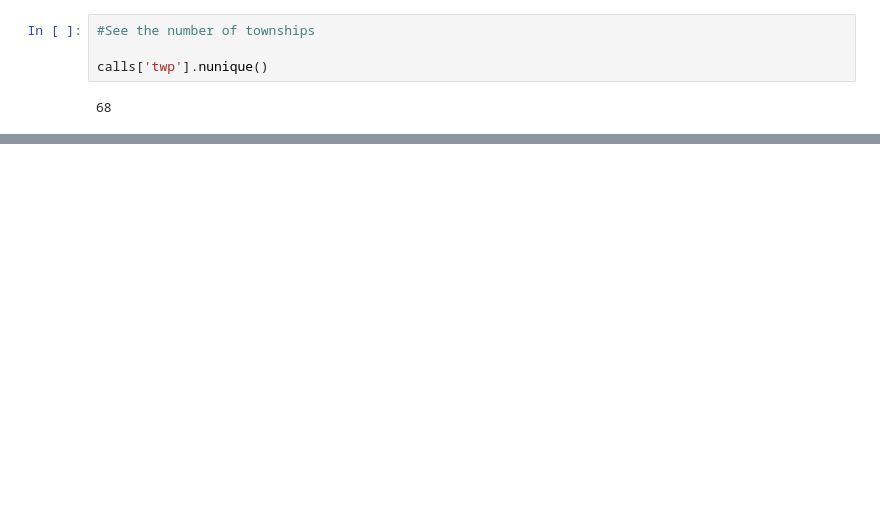
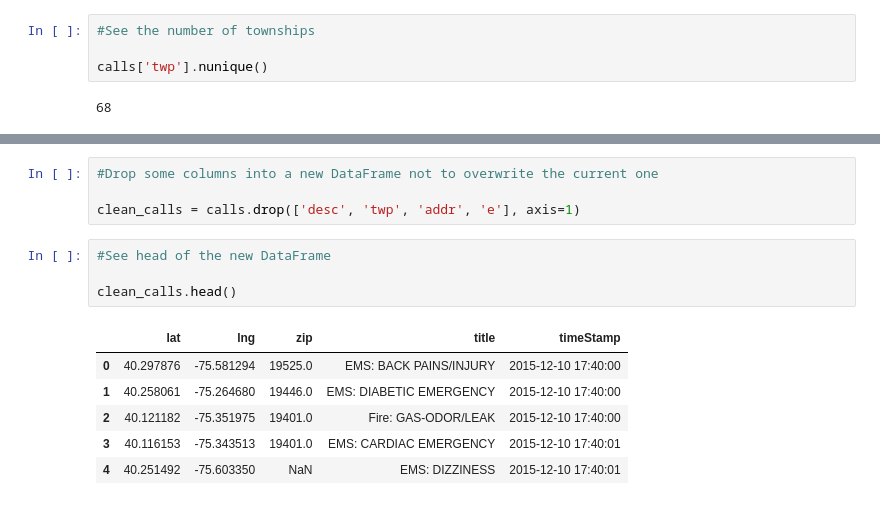
Before and after one commit to lyraxvincent/911-calls-project, a Jupyter notebook: Data Exploration and Cleaning.ipynb, the cells around one changed output, grey strips where cells are left out. Cells and saved outputs as stored; diff of their text form; blank space fills up the shorter version.

```diff
--- a/Data Exploration and Cleaning.ipynb
+++ b/Data Exploration and Cleaning.ipynb
@@ -96,0 +108,15 @@ calls['twp'].nunique()
+# %%
+#Drop some columns into a new DataFrame not to overwrite the current one
+
+clean_calls = calls.drop(['desc', 'twp', 'addr', 'e'], axis=1)
+# %%
+#See head of the new DataFrame
+
+clean_calls.head()
+# %% [output]
+|  | lat | lng | zip | title | timeStamp |
+| 0 | 40.297876 | -75.581294 | 19525.0 | EMS: BACK PAINS/INJURY | 2015-12-10 17:40:00 |
+| 1 | 40.258061 | -75.264680 | 19446.0 | EMS: DIABETIC EMERGENCY | 2015-12-10 17:40:00 |
+| 2 | 40.121182 | -75.351975 | 19401.0 | Fire: GAS-ODOR/LEAK | 2015-12-10 17:40:00 |
+| 3 | 40.116153 | -75.343513 | 19401.0 | EMS: CARDIAC EMERGENCY | 2015-12-10 17:40:01 |
+| 4 | 40.251492 | -75.603350 | NaN | EMS: DIZZINESS | 2015-12-10 17:40:01 |
```
Also changed, not shown: parts of 12 cells of this notebook.
